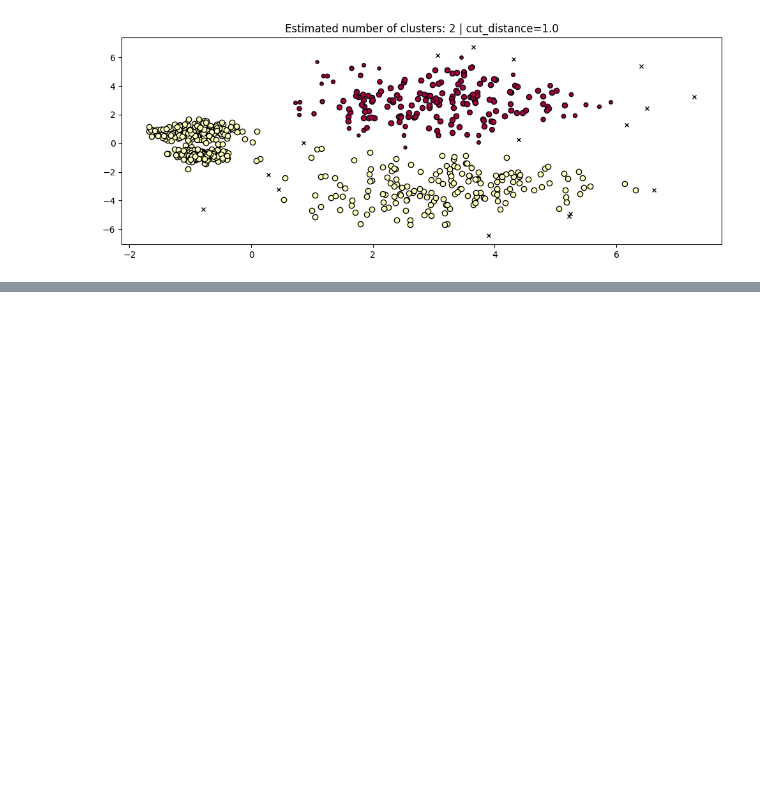
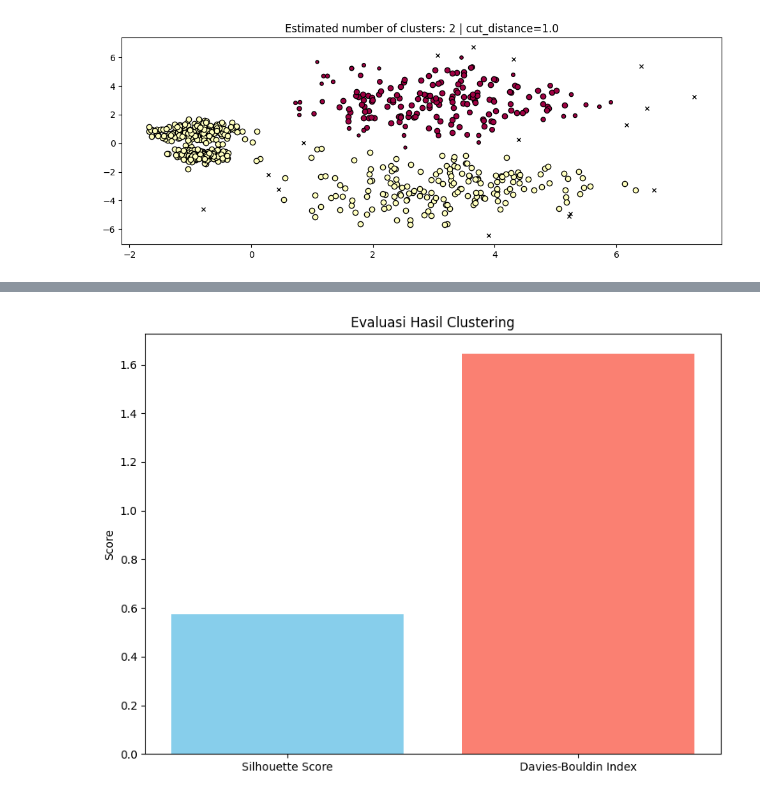
Before and after one commit to Firmank123/ML_SMT5, a Jupyter notebook: 2341720099_M_Firmansyah_JS5_ML.ipynb, the cells around one changed output, grey strips where cells are left out. Saved outputs shown, nothing was run; the diff lists cells and outputs as text; code cells hidden in the pictures; blank space fills up the shorter version.

```diff
--- a/2341720099_M_Firmansyah_JS5_ML.ipynb
+++ b/2341720099_M_Firmansyah_JS5_ML.ipynb
@@ -141,0 +193,16 @@ plot(X, hdb.labels_, hdb.probabilities_, parameters={'cut_distance': 1.0})
+# %%
+# Misalnya kita ingin membandingkan DBI dan Silhouette Score untuk beberapa eksperimen
+scores = {
+    "Silhouette Score": sil_score,
+    "Davies-Bouldin Index": dbi_score
+}
+
+# Plot hasil evaluasi
+fig, ax = plt.subplots(figsize=(8, 6))
+ax.bar(scores.keys(), scores.values(), color=['skyblue', 'salmon'])
+ax.set_title("Evaluasi Hasil Clustering")
+ax.set_ylabel("Score")
+plt.tight_layout()
+plt.show()
+# %% [output]
+[figure, added]
```
Also changed, not shown: parts of 6 cells of this notebook.
